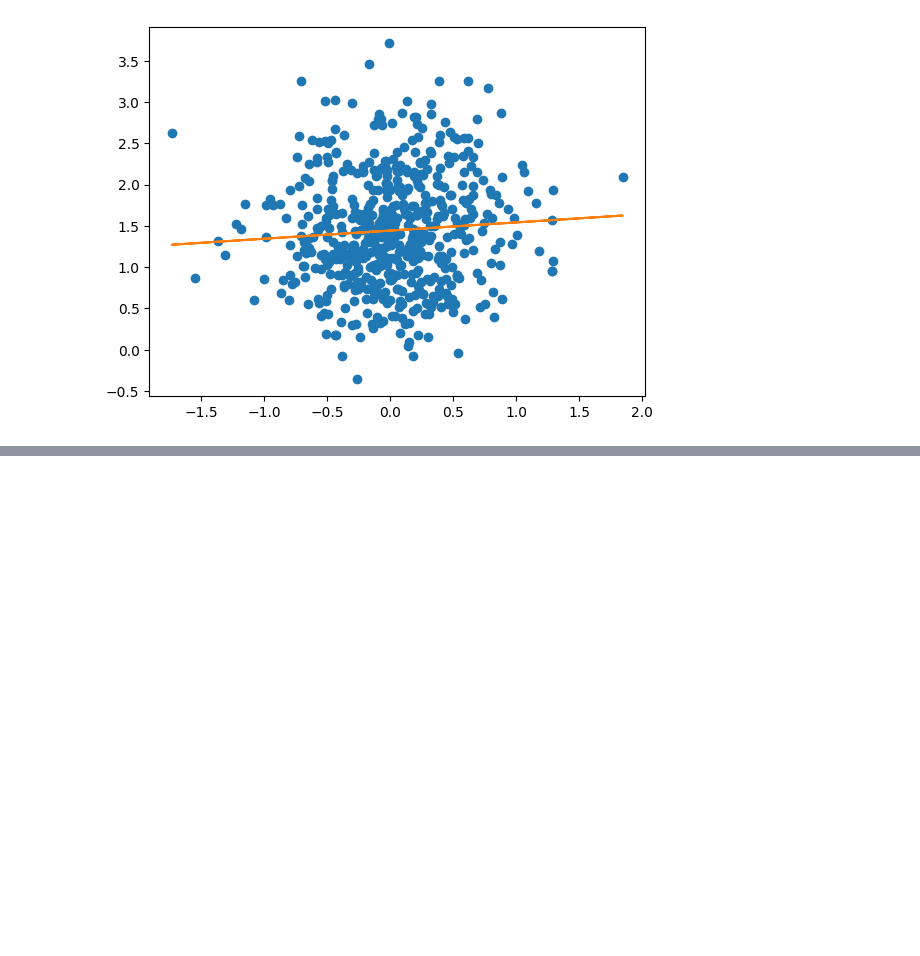
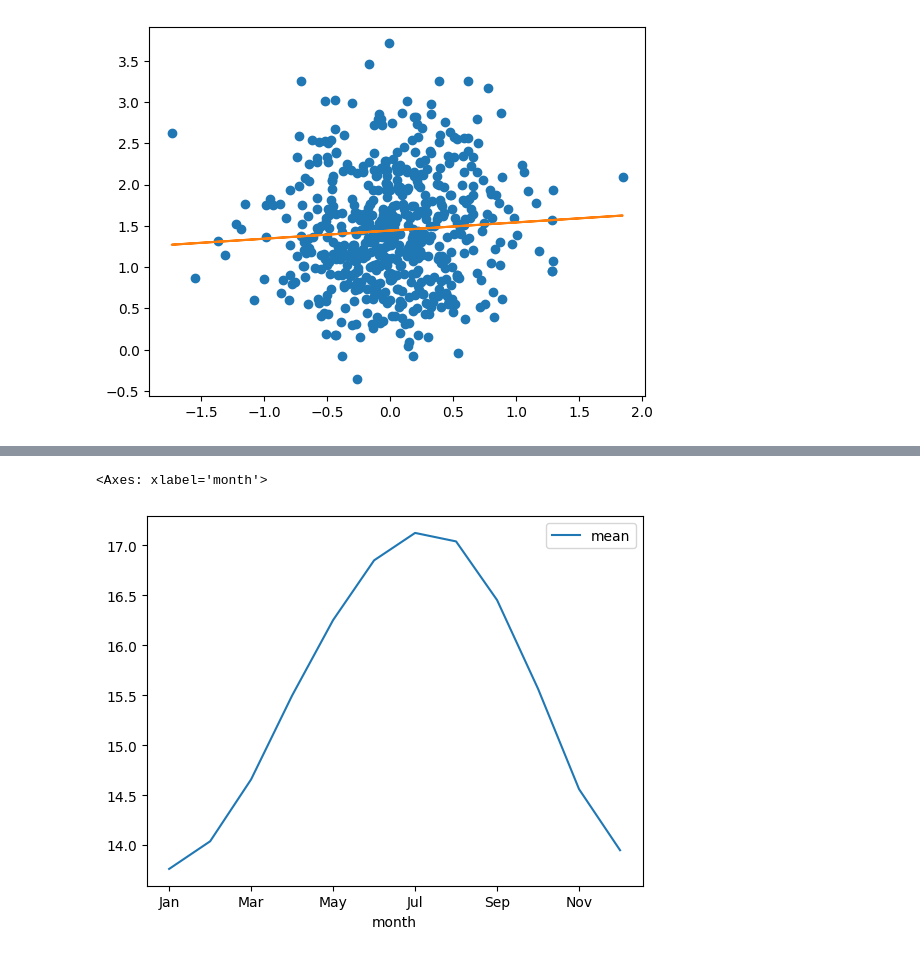
Before and after one commit to subthalamic/subthalamic, a Jupyter notebook: climate-change/climate-change-month.ipynb, the cells around one changed output, grey strips where cells are left out. Drawn from its saved outputs; the diff is of its cells as text; code cells hidden in the pictures; blank space fills up the shorter version.

```diff
--- a/climate-change/climate-change-month.ipynb
+++ b/climate-change/climate-change-month.ipynb
@@ -258,3 +330,8 @@ Covariance Type:                  HC1
 
 Notes:
 [1] Standard Errors are heteroscedasticity robust (HC1)
+# %%
+co2_temp.groupby('month').agg(['mean']).landoceanavg.plot()
+# %% [output]
+<Axes: xlabel='month'>
+[figure, added]
```
Also changed, not shown: parts of 14 cells of this notebook, 1 other file.
